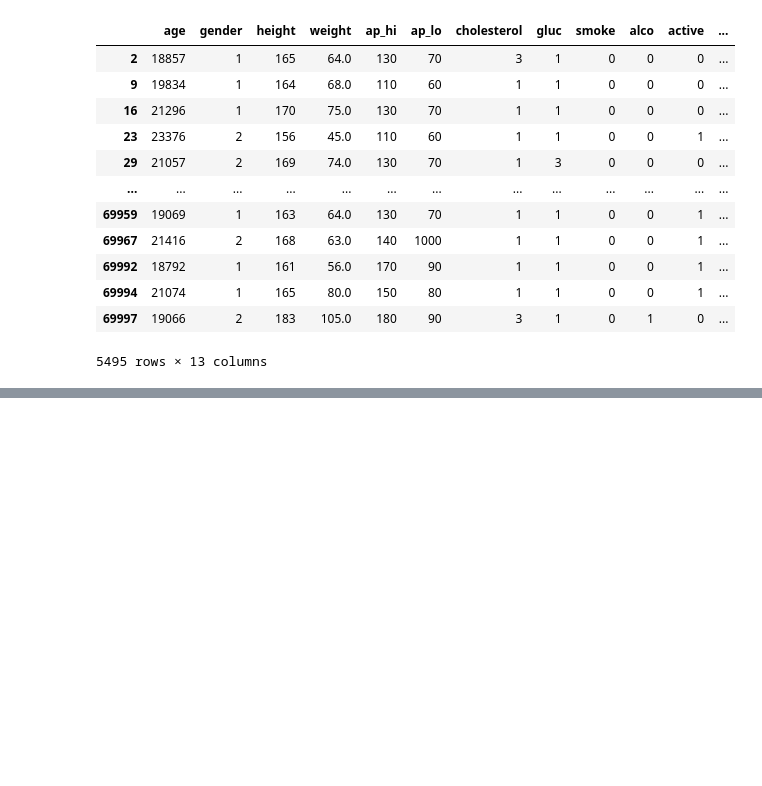
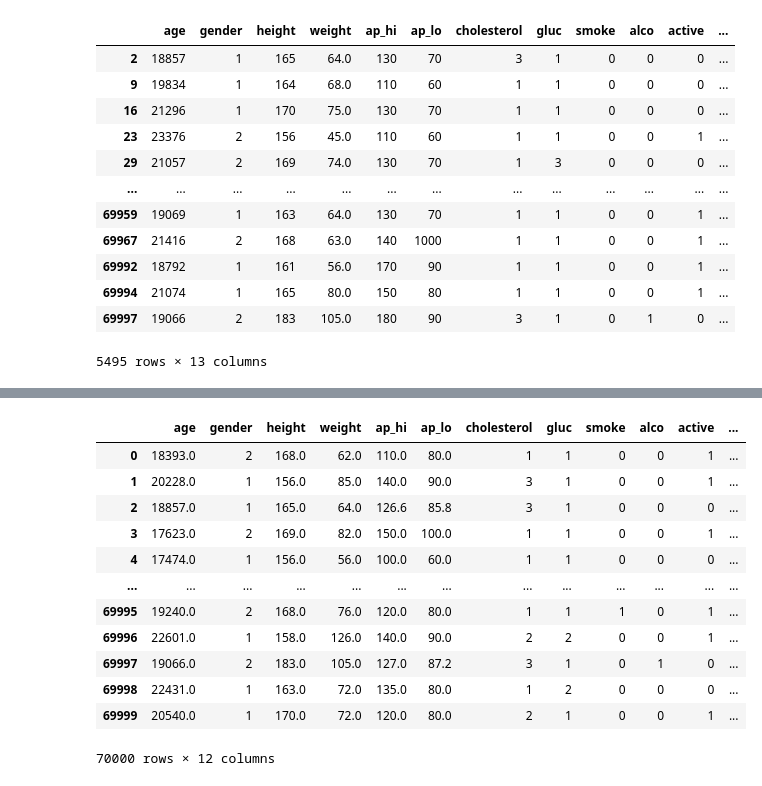
Before and after one commit to soraya-21/classification_initiation, a Jupyter notebook: analisis.ipynb, the cells around one changed output, grey strips where cells are left out. Cells and saved outputs as stored; diff of their text form; code cells hidden in the pictures; blank space fills up the shorter version.

Commit message:
Update analysis notebook with KNN imputation for out-of-range values and feature engineering

```diff
--- a/analisis.ipynb
+++ b/analisis.ipynb
@@ -260,4 +252,17 @@ data_hors_echelle
 | 69997 | 19066 | 2 | 183 | 105.0 | 180 | 90 | 3 | 1 | 0 | 1 | 0 | ... |
 5495 rows × 13 columns
 # %%
-# matrice de corrélation pour les variables quantitatives en plotly
+# imputation de data ap_hi et ap_lo hors echelle par knn from sklearn.impute import KNNImputer  indices_hors_echelle
+
+from sklearn.impute import KNNImputer
+
+data_knn = data.copy()
+
+data_knn.loc[indices_hors_echelle, ['ap_hi','ap_lo']] = np.nan
+cols_knn = ['age','height','weight','ap_hi','ap_lo']
+
+imputer = KNNImputer(n_neighbors=5)
+
+data_knn[cols_knn] = imputer.fit_transform(data_knn[cols_knn])
+
+display(data_knn.loc[indices_hors_echelle, ['ap_hi','ap_lo']])
@@ -263,0 +283,17 @@ data_hors_echelle
+# %%
+data_knn=data_knn.drop(columns=['pression_plausible'])
+data_knn
+# %% [output]
+|  | age | gender | height | weight | ap_hi | ap_lo | cholesterol | gluc | smoke | alco | active | ... |
+| 0 | 18393.0 | 2 | 168.0 | 62.0 | 110.0 | 80.0 | 1 | 1 | 0 | 0 | 1 | ... |
+| 1 | 20228.0 | 1 | 156.0 | 85.0 | 140.0 | 90.0 | 3 | 1 | 0 | 0 | 1 | ... |
+| 2 | 18857.0 | 1 | 165.0 | 64.0 | 126.6 | 85.8 | 3 | 1 | 0 | 0 | 0 | ... |
+| 3 | 17623.0 | 2 | 169.0 | 82.0 | 150.0 | 100.0 | 1 | 1 | 0 | 0 | 1 | ... |
+| 4 | 17474.0 | 1 | 156.0 | 56.0 | 100.0 | 60.0 | 1 | 1 | 0 | 0 | 0 | ... |
+| ... | ... | ... | ... | ... | ... | ... | ... | ... | ... | ... | ... | ... |
+| 69995 | 19240.0 | 2 | 168.0 | 76.0 | 120.0 | 80.0 | 1 | 1 | 1 | 0 | 1 | ... |
+| 69996 | 22601.0 | 1 | 158.0 | 126.0 | 140.0 | 90.0 | 2 | 2 | 0 | 0 | 1 | ... |
+| 69997 | 19066.0 | 2 | 183.0 | 105.0 | 127.0 | 87.2 | 3 | 1 | 0 | 1 | 0 | ... |
+| 69998 | 22431.0 | 1 | 163.0 | 72.0 | 135.0 | 80.0 | 1 | 2 | 0 | 0 | 0 | ... |
+| 69999 | 20540.0 | 1 | 170.0 | 72.0 | 120.0 | 80.0 | 2 | 1 | 0 | 0 | 1 | ... |
+70000 rows × 12 columns
```
Also changed, not shown: parts of 6 cells of this notebook.
